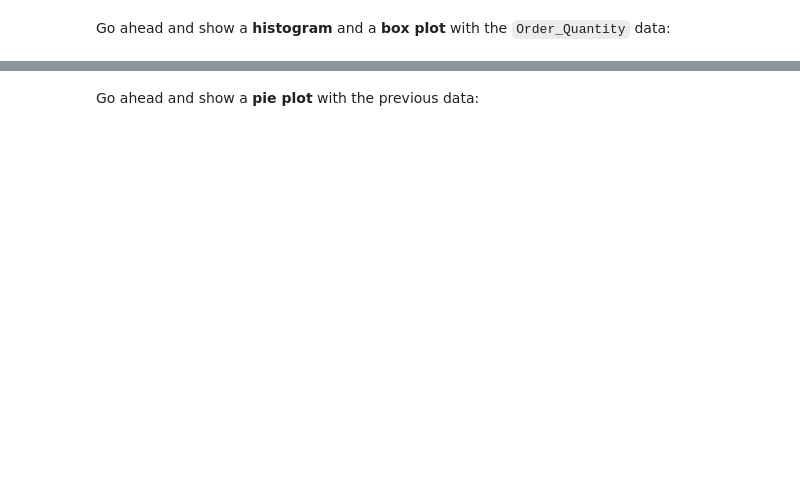
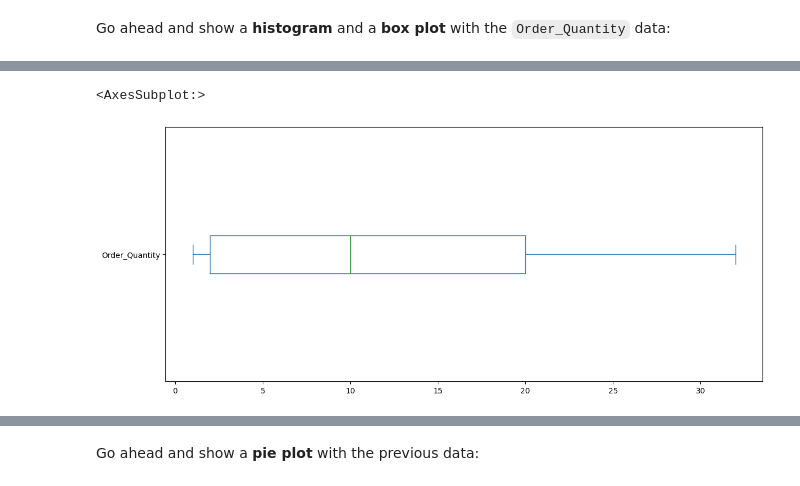
Before and after one commit to seanstev0710/FreeCodeCamp-Pandas-Real-Life-Example, a Jupyter notebook: Exercises_1.ipynb, the cells around one changed output, grey strips where cells are left out. Cells and saved outputs as stored; diff of their text form; code cells hidden in the pictures; blank space fills up the shorter version.

```diff
--- a/Exercises_1.ipynb
+++ b/Exercises_1.ipynb
@@ -81,2 +88,7 @@ Go ahead and show a <b>histogram</b> and a <b>box plot</b> with the `Order_Quant
+# %%
+sales['Order_Quantity'].plot(kind='box', vert=False, figsize=(14,6))
+# %% [output]
+<AxesSubplot:>
+[figure, added]
 # %%
 sales['Order_Quantity'].plot(kind='hist', bins=30, figsize=(14,6))
```
Also changed, not shown: parts of 40 cells of this notebook.
